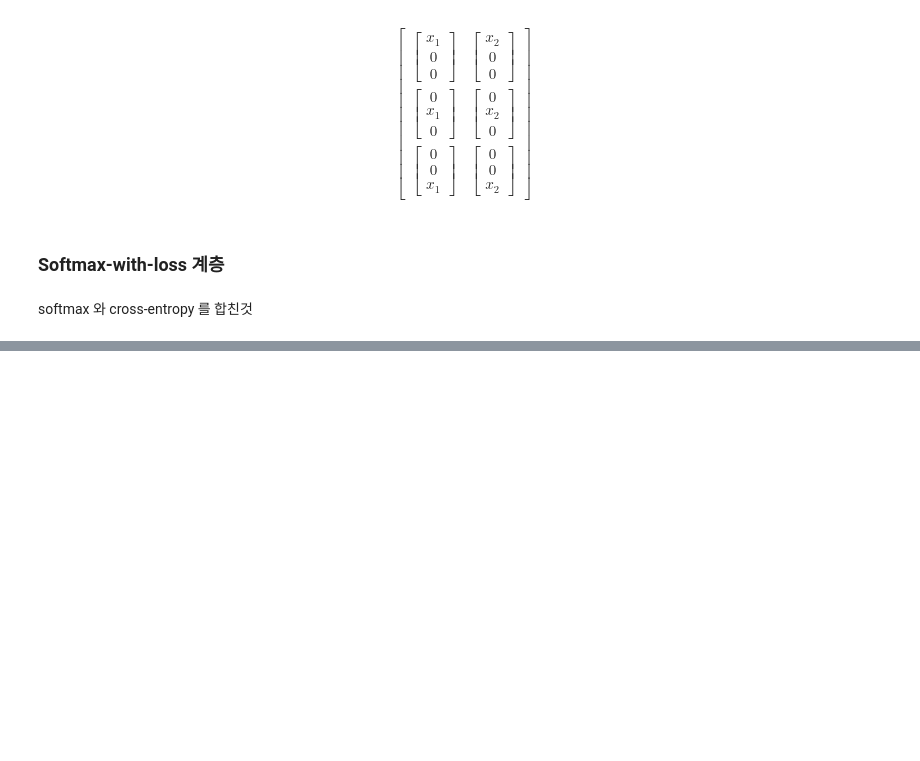
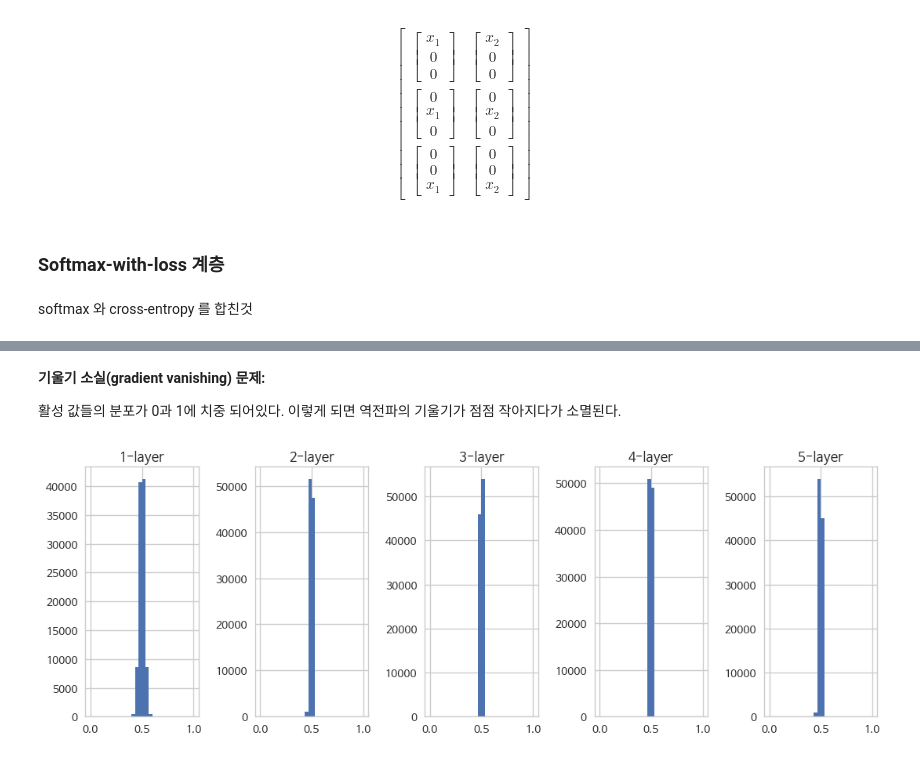
Before and after one commit to simonjisu/ML, a Jupyter notebook: NeuralNetwork/NN2.ipynb, the cells around one changed output, grey strips where cells are left out. Saved outputs shown, nothing was run; the diff lists cells and outputs as text; code cells hidden in the pictures; blank space fills up the shorter version.

```diff
--- a/NeuralNetwork/NN2.ipynb
+++ b/NeuralNetwork/NN2.ipynb
@@ -245,0 +375,15 @@ softmax 와 cross-entropy 를 합친것
+# %% [markdown]
+**기울기 소실(gradient vanishing) 문제:**
+
+활성 값들의 분포가 0과 1에 치중 되어있다. 이렇게 되면 역전파의 기울기가 점점 작아지다가 소멸된다.
+# %%
+activations = get_activations(x, w_std=0.01, node_num=node_num)
+plt.figure(figsize=(11, 4), dpi=100)
+for i, a in activations.items():
+    plt.subplot(1, len(activations), i+1)
+    plt.title(str(i+1)+"-layer")
+    plt.hist(a.flatten(), 30, range=(0,1))
+plt.tight_layout()
+plt.show()
+# %% [output]
+[figure, added]
```
Also changed, not shown: parts of 25 cells of this notebook, 6 other files.
